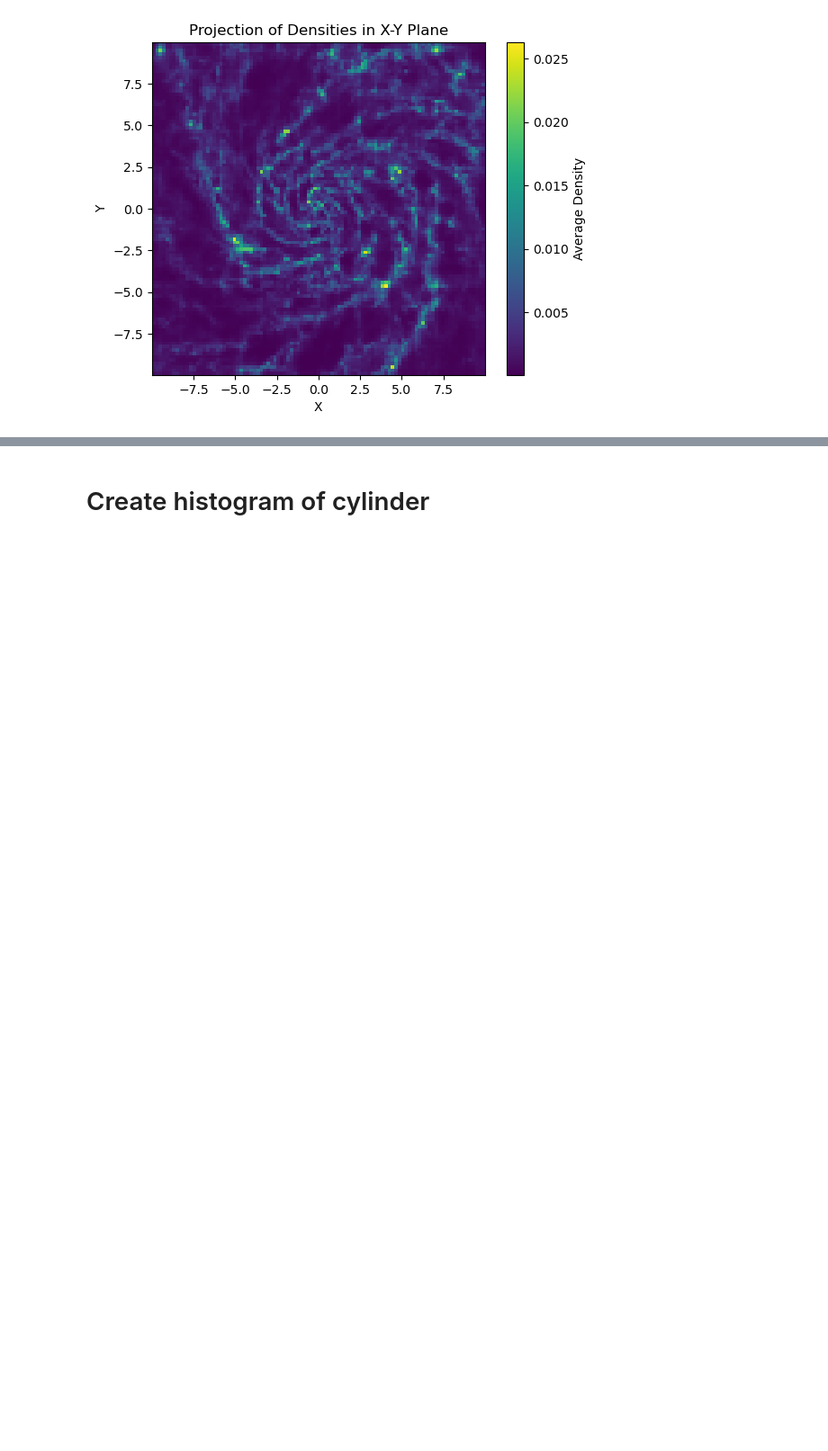
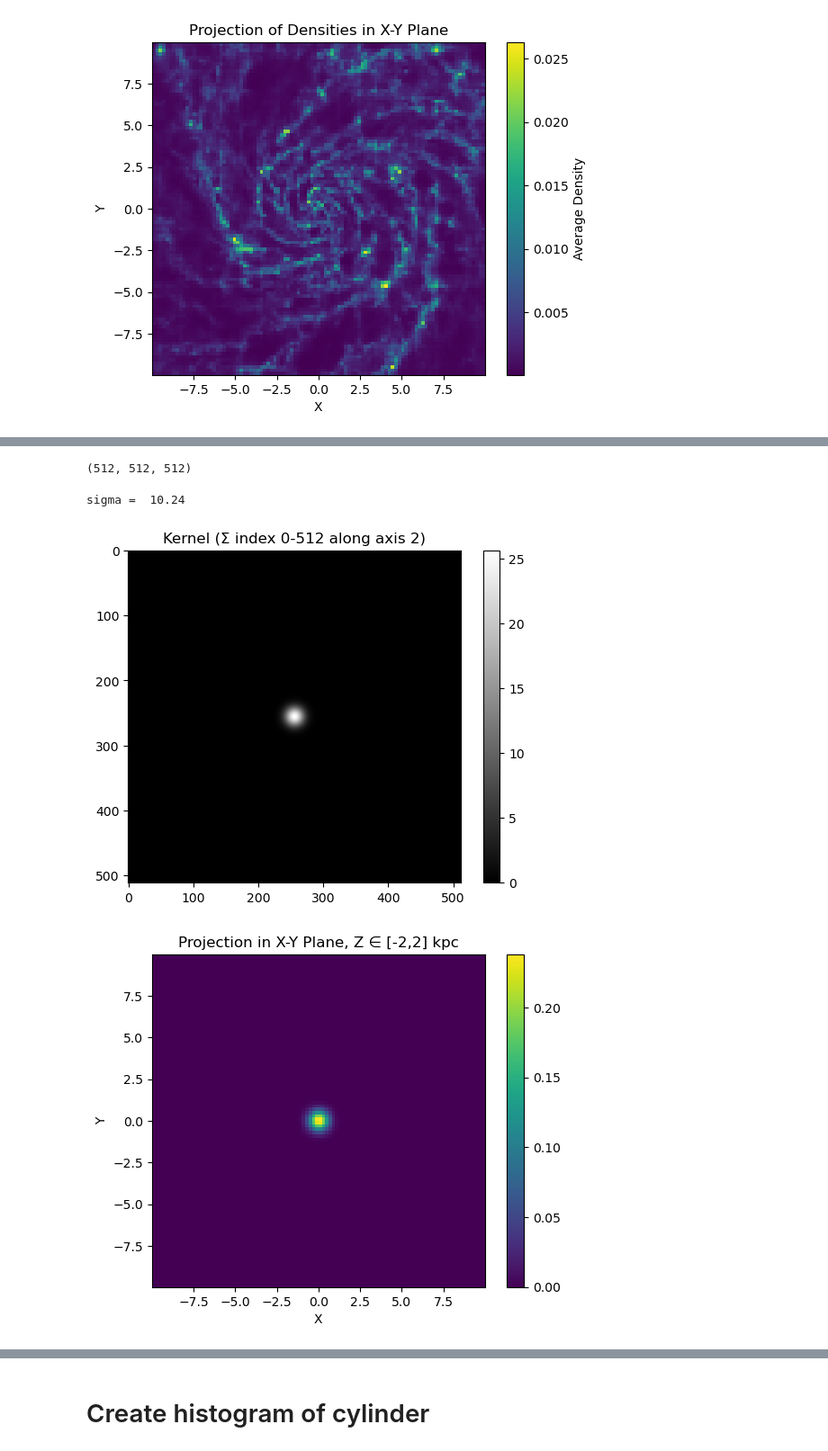
Before and after one commit to msekatchev/nugget-emissions, a Jupyter notebook: processing/generate-skymap-from-cubes-v2-random-sampling.ipynb, the cells around one changed output, grey strips where cells are left out. Shown at 90% size. Saved outputs shown, nothing was run; the diff lists cells and outputs as text; code cells hidden in the pictures; blank space fills up the shorter version.

```diff
--- a/processing/generate-skymap-from-cubes-v2-random-sampling.ipynb
+++ b/processing/generate-skymap-from-cubes-v2-random-sampling.ipynb
@@ -385,0 +450,53 @@ $[6.1409469 \times 10^{-149},~6.1409469 \times 10^{-149},~6.1409469 \times 10^{-
+# %%
+def visualize_sum_along_axis_2(quant, grid_coords):
+    z_min, z_max = -2, 2
+    grid_size = 100
+
+    # Filter particles within the z range
+    z_coords = grid_coords[:, 2]
+    z_mask = (z_coords >= z_min) & (z_coords <= z_max)
+
+    # Select the particles and densities within this range
+    filtered_coords = grid_coords[z_mask]
+
+    filtered_densities = np.reshape(quant, (512**3))[z_mask].value
+
+    # Project onto the x-y plane
+    x_coords = filtered_coords[:, 0]
+    y_coords = filtered_coords[:, 1]
+
+    # Create a 2D histogram to count the number of points in each bin (density map)
+    count_hist, xedges, yedges = np.histogram2d(x_coords, y_coords, bins=grid_size)
+
+    # Create a 2D histogram weighted by the densities
+    weighted_hist, _, _ = np.histogram2d(x_coords, y_coords, bins=grid_size, weights=filtered_densities)
+
+    # Normalize by the number of points in each bin to get the average density
+    with np.errstate(divide='ignore', invalid='ignore'):  # Handle division by zero
+        normalized_hist = np.divide(weighted_hist, count_hist)
+        normalized_hist[np.isnan(normalized_hist)] = 0  # Replace NaNs with zeros (where there are no points)
+
+    # Plot the normalized 2D histogram
+    plt.imshow(normalized_hist.T, origin='lower', extent=[xedges[0], xedges[-1], yedges[0], yedges[-1]])
+    # ax.set_colorbar(label='')
+    plt.colorbar()
+    plt.xlabel('X')
+    plt.ylabel('Y')
+    plt.title('Projection in X-Y Plane, Z ∈ [-2,2] kpc')
+    plt.show()
+# %%
+grid_ids, cubes = import_cubes(True)
+# %%
+cubes["aqn_emit"].shape
+# %% [output]
+(512, 512, 512)
+# %%
+kernel = create_kernel(cubes["aqn_emit"].shape)
+# %% [output]
+sigma =  10.24
+# %%
+visualize_sum_along_axis(kernel, 2, (0, 512), "Kernel")
+visualize_sum_along_axis_2(kernel*u.K, grid_coords)
+# %% [output]
+[figure, added]
+[figure, added]
```
Also changed, not shown: parts of 24 cells of this notebook.
